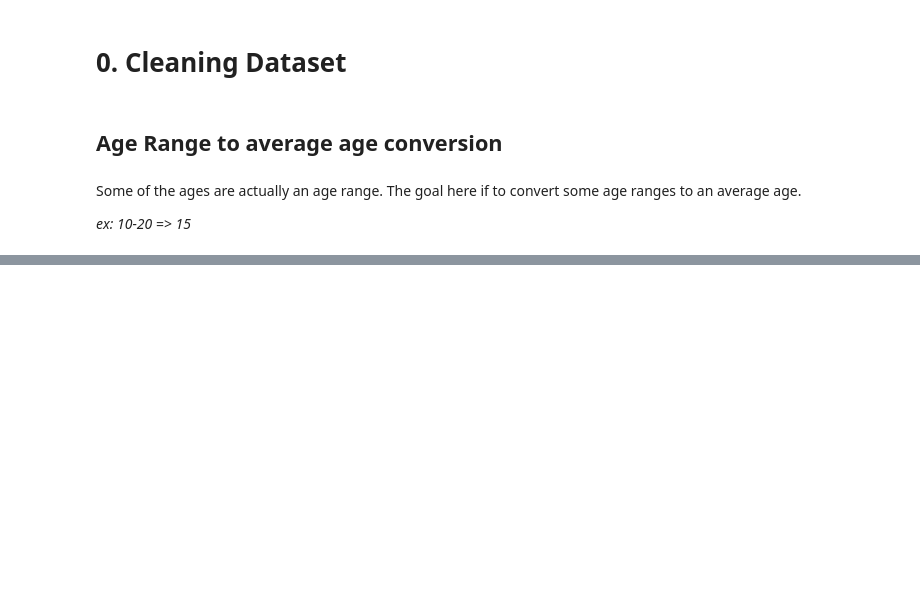
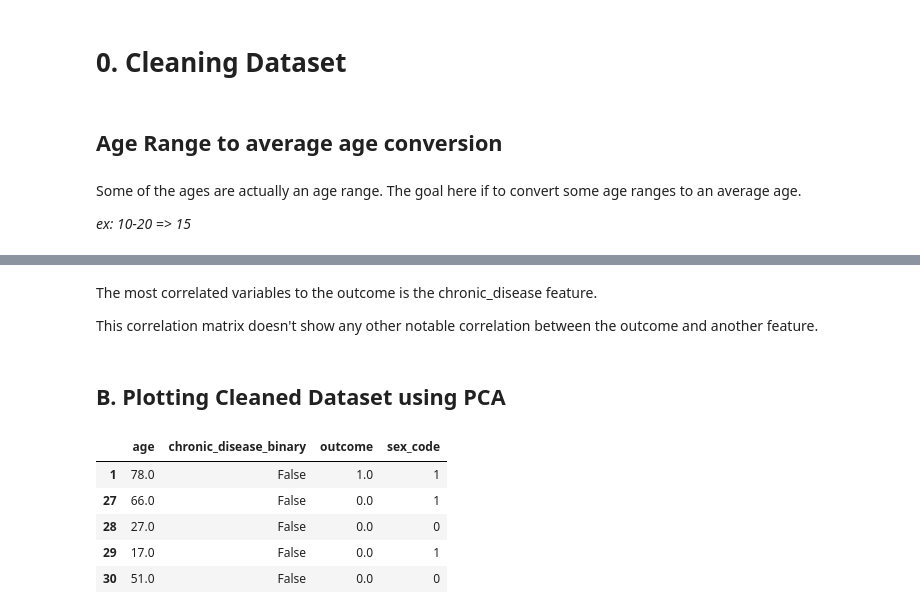
Before and after one commit to andbluedev/Covid-Dataset-Analysis-and-Predictions, a Jupyter notebook: Covid Analysis and Predictions.ipynb, the cells around one changed output, grey strips where cells are left out. Cells and saved outputs as stored; diff of their text form; code cells hidden in the pictures; blank space fills up the shorter version.

```diff
--- a/Covid Analysis and Predictions.ipynb
+++ b/Covid Analysis and Predictions.ipynb
@@ -102,0 +218,22 @@ plt.show()
+# %% [markdown]
+The most correlated variables to the outcome is the chronic_disease feature.
+
+This correlation matrix doesn't show any other notable correlation between the outcome and another feature.
+# %% [markdown]
+## B. Plotting Cleaned Dataset using PCA
+# %%
+df_trimmed = df.drop(columns=["age_group", "country", "date_onset_symptoms","city", "province",
+                     "date_death_or_discharge","notes_for_discussion","location","notes_for_discussion",
+                     "ID", "geo_resolution", "date_onset_symptoms", "data_moderator_initials","travel_history_dates","date_confirmation", "travel_history_binary",
+                    "country_new", "city","chronic_disease", "additional_information","source", "sequence_available","reported_market_exposure","date_admission_hospital", "symptoms", "travel_history_location",
+                    "lives_in_Wuhan", "admin3", "admin2", "sex","admin1","admin_id", "latitude","province_code", "age_group_code","longitude",
+                             "country_code","city_code"])
+
+df_trimmed.head()
+# %% [output]
+|  | age | chronic_disease_binary | outcome | sex_code |
+| 1 | 78.0 | False | 1.0 | 1 |
+| 27 | 66.0 | False | 0.0 | 1 |
+| 28 | 27.0 | False | 0.0 | 0 |
+| 29 | 17.0 | False | 0.0 | 1 |
+| 30 | 51.0 | False | 0.0 | 0 |
```
Also changed, not shown: parts of 36 cells of this notebook.
